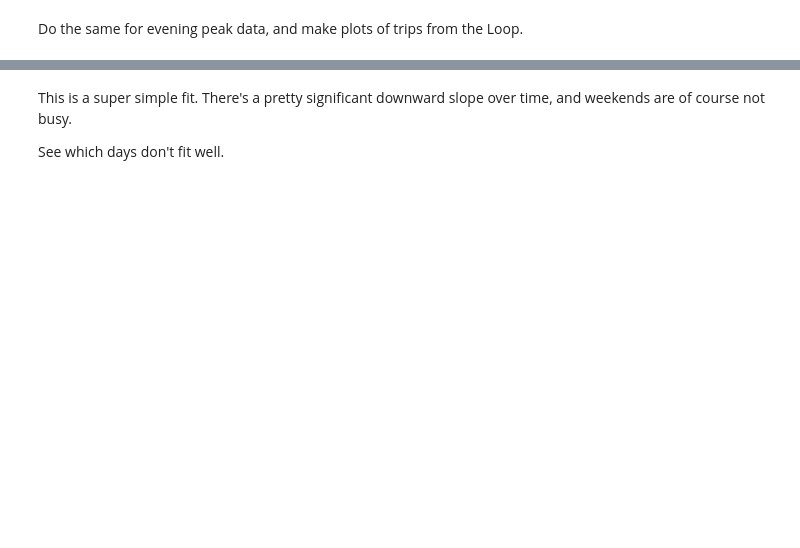
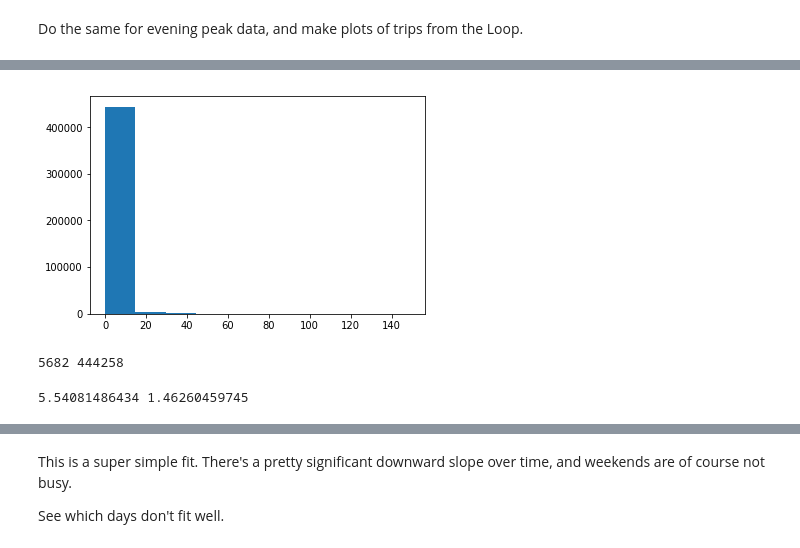
Before and after one commit to Inoueian/chicago-taxi, a Jupyter notebook: chicago-taxi_loop.ipynb, the cells around one changed output, grey strips where cells are left out. Saved outputs shown, nothing was run; the diff lists cells and outputs as text; code cells hidden in the pictures; blank space fills up the shorter version.

```diff
--- a/chicago-taxi_loop.ipynb
+++ b/chicago-taxi_loop.ipynb
@@ -309,0 +351,5 @@ plt.show()
+# %%
+outliers = np.abs((loop_west_fares - loop_west_fares.mean()) / loop_west_fares.std()) > 3.
+not_outliers = np.abs((loop_west_fares - loop_west_fares.mean()) / loop_west_fares.std()) <= 3.
+# %%
+test = loop_west_fares[not_outliers]
@@ -309,0 +360,5 @@ plt.show()
+# %%
+plt.hist(test)
+plt.show()
+# %% [output]
+[figure, added]
@@ -309,0 +368,8 @@ plt.show()
+# %%
+print(sum(outliers_2), sum(not_outliers_2))
+# %% [output]
+5682 444258
+# %%
+print(test[not_outliers_2].mean(), test[not_outliers_2].std())
+# %% [output]
+5.54081486434 1.46260459745
```
Also changed, not shown: parts of 116 cells of this notebook, 2 other files.
